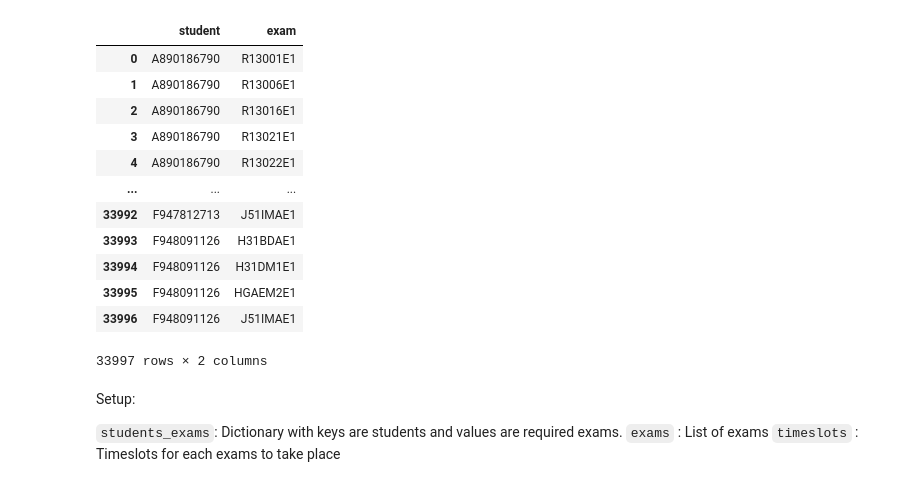
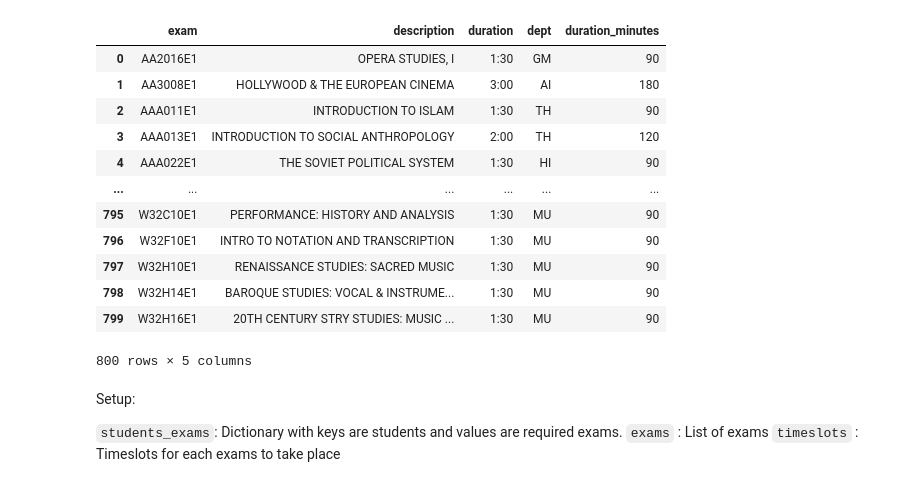
Before and after one commit to jennykhanhnguyen/optimize-exam-schedule, a Jupyter notebook: code/model.ipynb, the cells around one changed output. Saved outputs shown, nothing was run; the diff lists cells and outputs as text; code cells hidden in the pictures.

```diff
--- a/code/model.ipynb
+++ b/code/model.ipynb
@@ -8,20 +11,50 @@ from pathlib import Path
 # %%
-BASE_DIR = Path("model.ipynb").resolve().parent.parent
-csv_path = BASE_DIR / "converted-data" / "enrolments.csv"
+ROOT = Path().resolve().parent
 
-enrolments = pd.read_csv(csv_path)
-enrolments
+# load data
+enrolments = pd.read_csv(ROOT / "converted-data" / "enrolments.csv")
+exams = pd.read_csv(ROOT / "converted-data" / "exams.csv")
+students = pd.read_csv(ROOT / "converted-data" / "students.csv")
+coincidences = pd.read_csv(ROOT / "converted-data" / "coincidences.csv", index_col=0)
+dates = pd.read_csv(ROOT / "converted-data" / "dates.csv")
+times_expanded = pd.read_csv(ROOT / "converted-data" / "times_expanded.csv")
+rooms = pd.read_csv(ROOT / "converted-data" / "rooms.csv")
-# %% [output]
-|  | student | exam |
-| 0 | A890186790 | R13001E1 |
-| 1 | A890186790 | R13006E1 |
-| 2 | A890186790 | R13016E1 |
-| 3 | A890186790 | R13021E1 |
-| 4 | A890186790 | R13022E1 |
-| ... | ... | ... |
-| 33992 | F947812713 | J51IMAE1 |
-| 33993 | F948091126 | H31BDAE1 |
-| 33994 | F948091126 | H31DM1E1 |
-| 33995 | F948091126 | HGAEM2E1 |
-| 33996 | F948091126 | J51IMAE1 |
-33997 rows × 2 columns
+# %%
+# convert exam duration from hh:mm to minutes
+def parse_duration(time_str):
+    h, m = time_str.split(":")
+    return int(h) * 60 + int(m)
+
+exams["duration_minutes"] = exams["duration"].apply(parse_duration)
+
+# exam list and duration dict
+exam_list = exams["exam"].unique().tolist()
+duration = exams.set_index("exam")["duration_minutes"].to_dict()
+
+# Give each row a unique timeslot index
+times_expanded["timeslot"] = range(1, len(times_expanded) + 1)
+
+# Convert hours -> minutes
+times_expanded["slot_minutes"] = times_expanded["duration_hours"] * 60
+
+timeslots = times_expanded["timeslot"].tolist()
+slot_length = times_expanded.set_index("timeslot")["slot_minutes"].to_dict()
+
+# student -> list of exams
+students_exams = enrolments.groupby("student")["exam"].apply(list).to_dict()
+
+exams
+# %% [output]
+|  | exam | description | duration | dept | duration_minutes |
+| 0 | AA2016E1 | OPERA STUDIES, I | 1:30 | GM | 90 |
+| 1 | AA3008E1 | HOLLYWOOD & THE EUROPEAN CINEMA | 3:00 | AI | 180 |
+| 2 | AAA011E1 | INTRODUCTION TO ISLAM | 1:30 | TH | 90 |
+| 3 | AAA013E1 | INTRODUCTION TO SOCIAL ANTHROPOLOGY | 2:00 | TH | 120 |
+| 4 | AAA022E1 | THE SOVIET POLITICAL SYSTEM | 1:30 | HI | 90 |
+| ... | ... | ... | ... | ... | ... |
+| 795 | W32C10E1 | PERFORMANCE: HISTORY AND ANALYSIS | 1:30 | MU | 90 |
+| 796 | W32F10E1 | INTRO TO NOTATION AND TRANSCRIPTION | 1:30 | MU | 90 |
+| 797 | W32H10E1 | RENAISSANCE STUDIES: SACRED MUSIC | 1:30 | MU | 90 |
+| 798 | W32H14E1 | BAROQUE STUDIES: VOCAL & INSTRUME... | 1:30 | MU | 90 |
+| 799 | W32H16E1 | 20TH CENTURY STRY STUDIES: MUSIC ... | 1:30 | MU | 90 |
+800 rows × 5 columns
```
Also changed, not shown: parts of 14 cells of this notebook.
